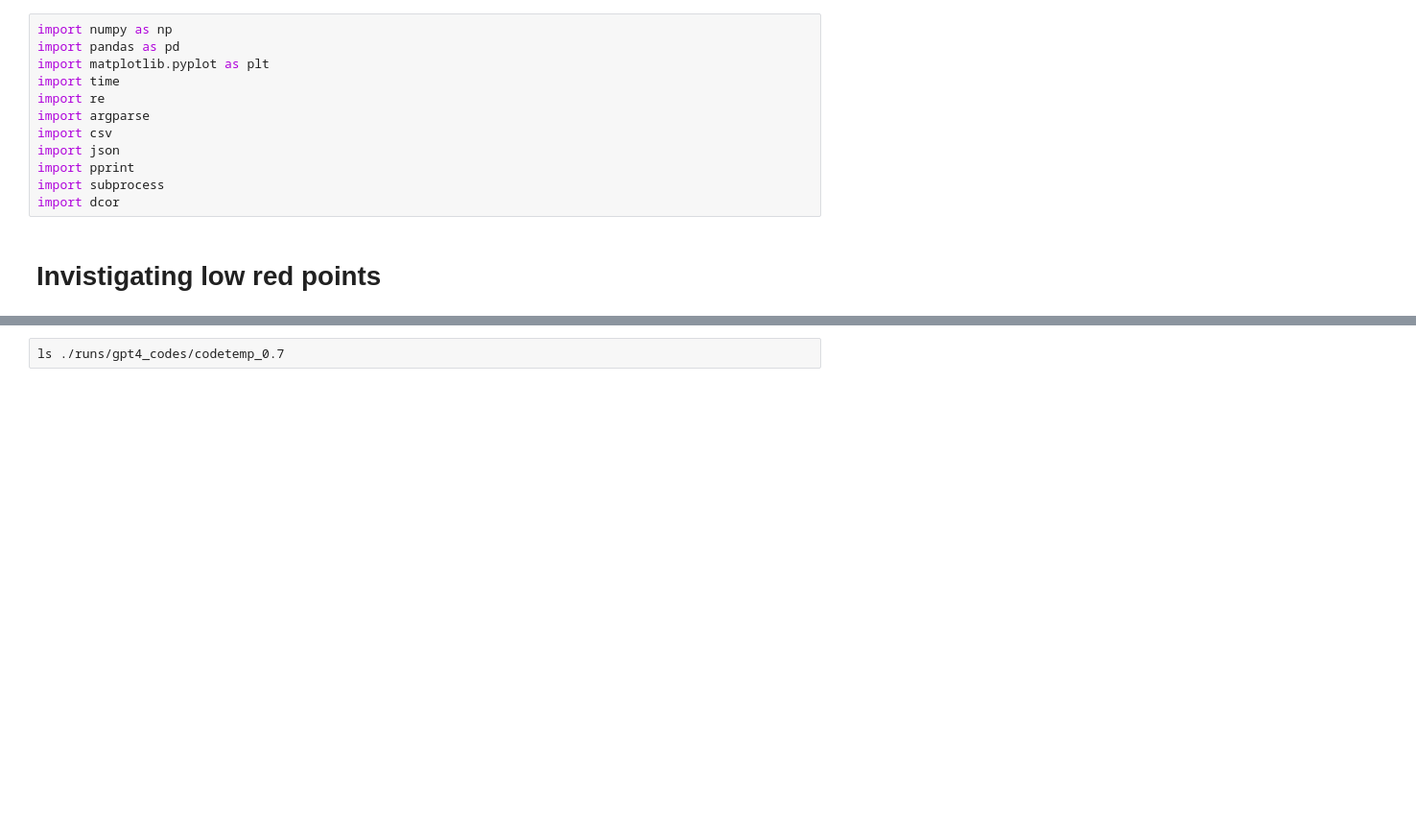
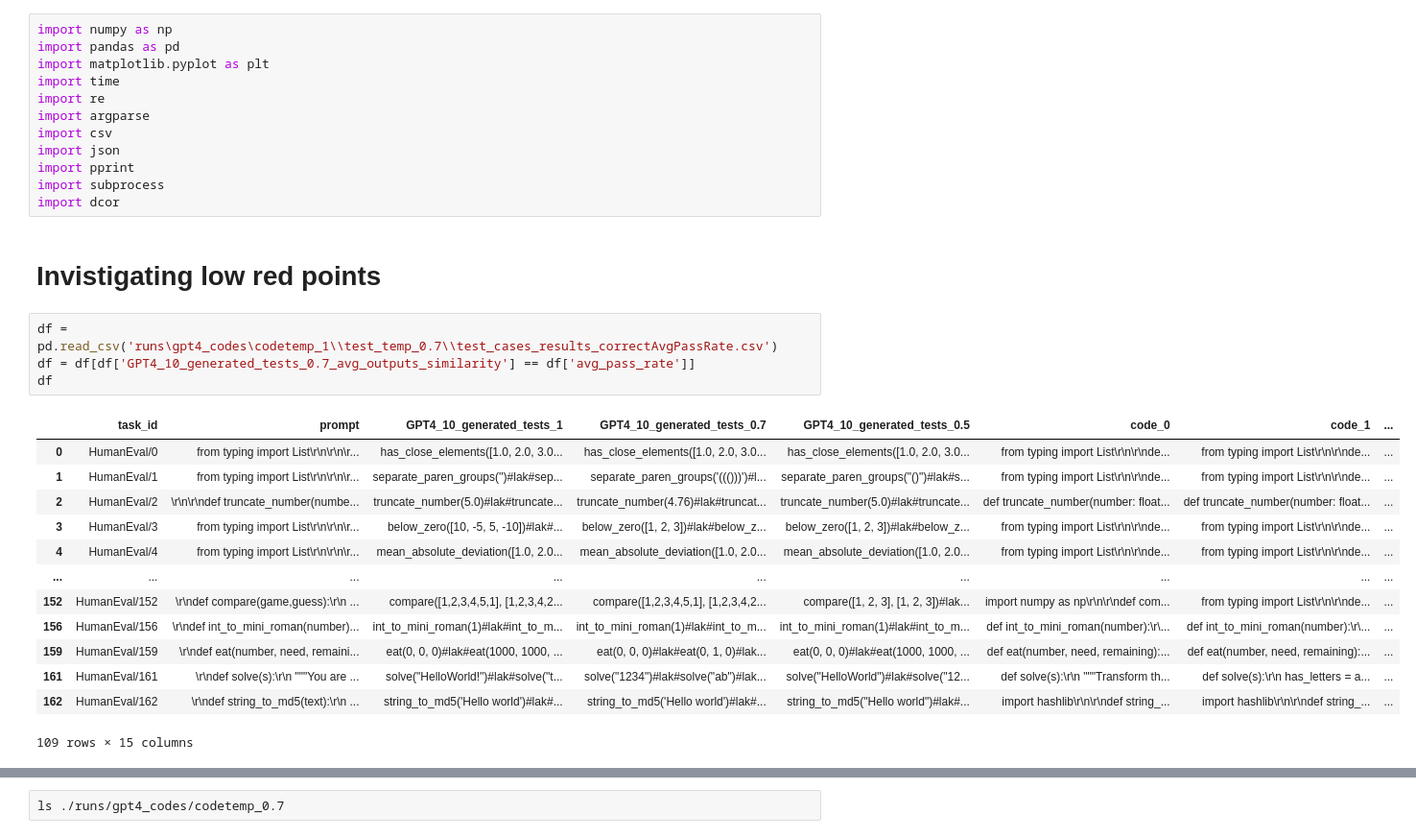
Before and after one commit to QEDady/LLM-Code-Verifier, a Jupyter notebook: TestcaseMethod/test_cases_generation.ipynb, the cells around one changed output, grey strips where cells are left out. Shown: that part at 96% size. Saved outputs shown, nothing was run; the diff lists cells and outputs as text; blank space fills up the shorter version.

```diff
--- a/TestcaseMethod/test_cases_generation.ipynb
+++ b/TestcaseMethod/test_cases_generation.ipynb
@@ -70,3 +70,21 @@ import subprocess
 import dcor
 # %% [markdown]
 # Invistigating low red points
+# %%
+df = pd.read_csv('runs\gpt4_codes\codetemp_1\\test_temp_0.7\\test_cases_results_correctAvgPassRate.csv')
+df = df[df['GPT4_10_generated_tests_0.7_avg_outputs_similarity'] == df['avg_pass_rate']]
+df
+# %% [output]
+|  | task_id | prompt | GPT4_10_generated_tests_1 | GPT4_10_generated_tests_0.7 | GPT4_10_generated_tests_0.5 | code_0 | code_1 | ... |
+| 0 | HumanEval/0 | from typing import List\r\n\r\n\r... | has_close_elements([1.0, 2.0, 3.0... | has_close_elements([1.0, 2.0, 3.0... | has_close_elements([1.0, 2.0, 3.0... | from typing import List\r\n\r\nde... | from typing import List\r\n\r\nde... | ... |
+| 1 | HumanEval/1 | from typing import List\r\n\r\n\r... | separate_paren_groups('')#lak#sep... | separate_paren_groups('((()))')#l... | separate_paren_groups("()")#lak#s... | from typing import List\r\n\r\nde... | from typing import List\r\n\r\nde... | ... |
+| 2 | HumanEval/2 | \r\n\r\ndef truncate_number(numbe... | truncate_number(5.0)#lak#truncate... | truncate_number(4.76)#lak#truncat... | truncate_number(5.0)#lak#truncate... | def truncate_number(number: float... | def truncate_number(number: float... | ... |
+| 3 | HumanEval/3 | from typing import List\r\n\r\n\r... | below_zero([10, -5, 5, -10])#lak#... | below_zero([1, 2, 3])#lak#below_z... | below_zero([1, 2, 3])#lak#below_z... | from typing import List\r\n\r\nde... | from typing import List\r\n\r\nde... | ... |
+| 4 | HumanEval/4 | from typing import List\r\n\r\n\r... | mean_absolute_deviation([1.0, 2.0... | mean_absolute_deviation([1.0, 2.0... | mean_absolute_deviation([1.0, 2.0... | from typing import List\r\n\r\nde... | from typing import List\r\n\r\nde... | ... |
+| ... | ... | ... | ... | ... | ... | ... | ... | ... |
+| 152 | HumanEval/152 | \r\ndef compare(game,guess):\r\n ... | compare([1,2,3,4,5,1], [1,2,3,4,2... | compare([1,2,3,4,5,1], [1,2,3,4,2... | compare([1, 2, 3], [1, 2, 3])#lak... | import numpy as np\r\n\r\ndef com... | from typing import List\r\n\r\nde... | ... |
+| 156 | HumanEval/156 | \r\ndef int_to_mini_roman(number)... | int_to_mini_roman(1)#lak#int_to_m... | int_to_mini_roman(1)#lak#int_to_m... | int_to_mini_roman(1)#lak#int_to_m... | def int_to_mini_roman(number):\r\... | def int_to_mini_roman(number):\r\... | ... |
+| 159 | HumanEval/159 | \r\ndef eat(number, need, remaini... | eat(0, 0, 0)#lak#eat(1000, 1000, ... | eat(0, 0, 0)#lak#eat(0, 1, 0)#lak... | eat(0, 0, 0)#lak#eat(1000, 1000, ... | def eat(number, need, remaining):... | def eat(number, need, remaining):... | ... |
+| 161 | HumanEval/161 | \r\ndef solve(s):\r\n """You are ... | solve("HelloWorld!")#lak#solve("t... | solve("1234")#lak#solve("ab")#lak... | solve("HelloWorld")#lak#solve("12... | def solve(s):\r\n """Transform th... | def solve(s):\r\n has_letters = a... | ... |
+| 162 | HumanEval/162 | \r\ndef string_to_md5(text):\r\n ... | string_to_md5('Hello world')#lak#... | string_to_md5('Hello world')#lak#... | string_to_md5("Hello world")#lak#... | import hashlib\r\n\r\ndef string_... | import hashlib\r\n\r\ndef string_... | ... |
+109 rows × 15 columns
```
Also changed, not shown: parts of 2 cells of this notebook.
